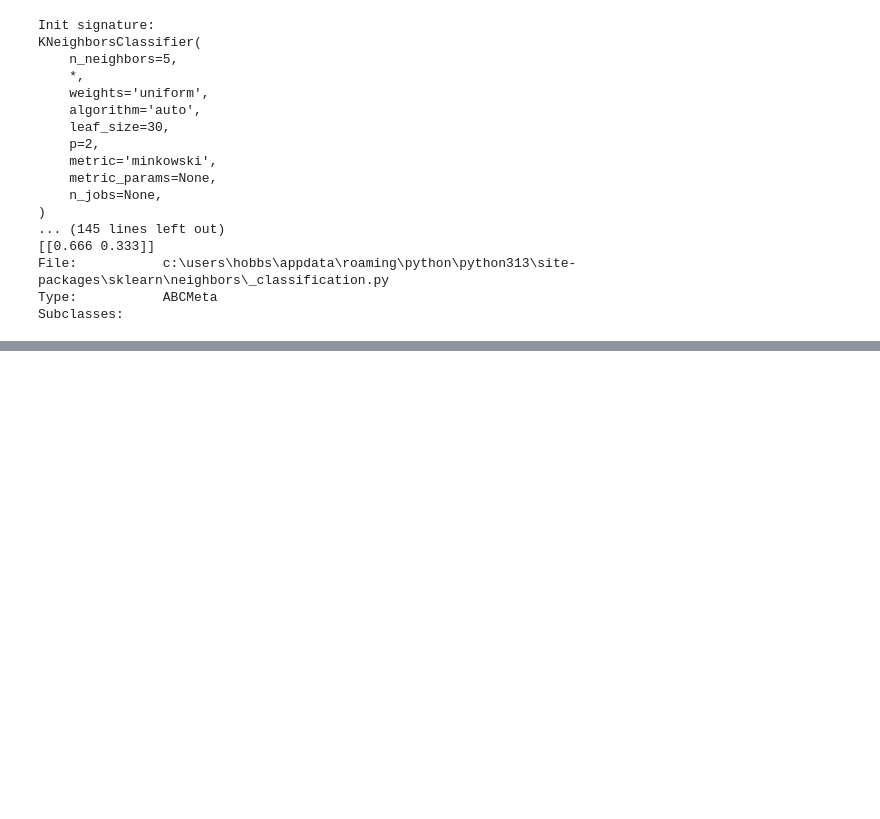
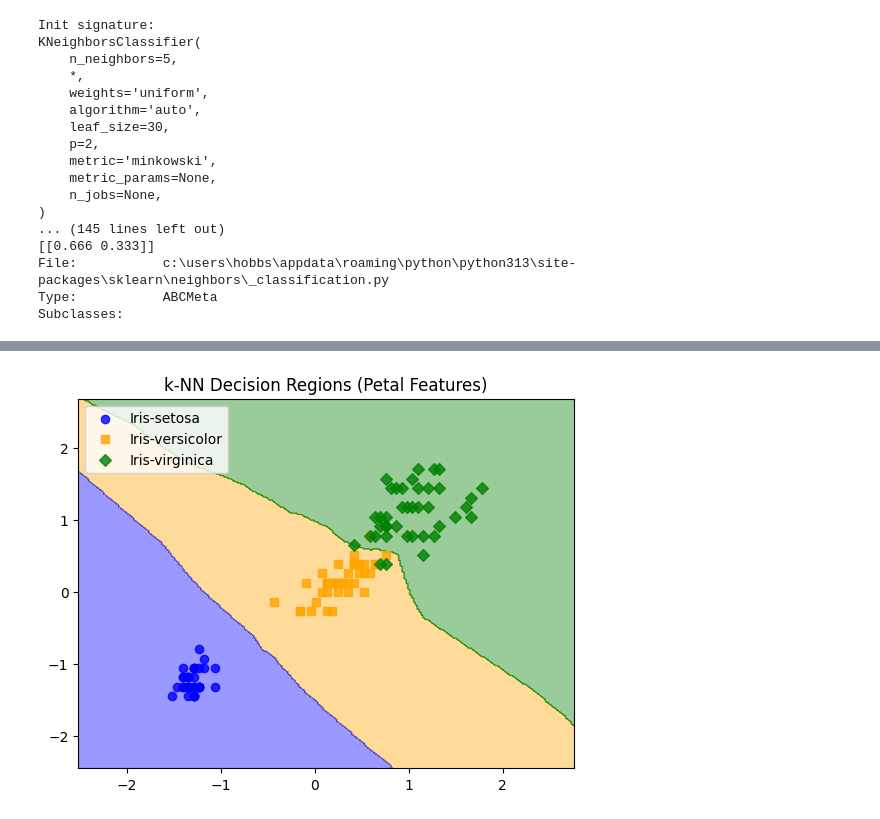
Before and after one commit to Lovjoy/Iris-EDA-and-Machine-Learning, a Jupyter notebook: 05_k_nearest_neighbor.ipynb, the cells around one changed output, grey strips where cells are left out. Drawn from its saved outputs; the diff is of its cells as text; code cells hidden in the pictures; blank space fills up the shorter version.

```diff
--- a/05_k_nearest_neighbor.ipynb
+++ b/05_k_nearest_neighbor.ipynb
@@ -60,0 +70,7 @@ y_test  = splits["y_test"]
+# %%
+def_knn = KNeighborsClassifier()
+def_knn.fit(X_train_combined, y_train)
+y_pred = def_knn.predict(X_test_combined)
+print("Classification Report:\n", classification_report(y_test, y_pred))
+print("Confusion Matrix:\n", confusion_matrix(y_test, y_pred))
+print("Accuracy Score:", accuracy_score(y_test, y_pred))
@@ -60,0 +146,7 @@ y_test  = splits["y_test"]
+# %%
+petal_fit = KNeighborsClassifier(n_neighbors=5, weights='uniform', metric='minkowski', p=2)
+petal_fit.fit(X_petal_train_std, y_train)
+petal_pred = petal_fit.predict(X_petal_test_std)
+print("Classification Report:\n", classification_report(y_test, petal_pred))
+print("Confusion Matrix:\n", confusion_matrix(y_test, petal_pred))
+print("Accuracy Score:", accuracy_score(y_test, petal_pred))
@@ -60,0 +170,4 @@ y_test  = splits["y_test"]
+# %%
+plot_decision_regions(X_petal_train_std, y_train, petal_fit, title="k-NN Decision Regions (Petal Features)")
+# %% [output]
+[figure, added]
```
Also changed, not shown: parts of 12 cells of this notebook, 1 other file.
